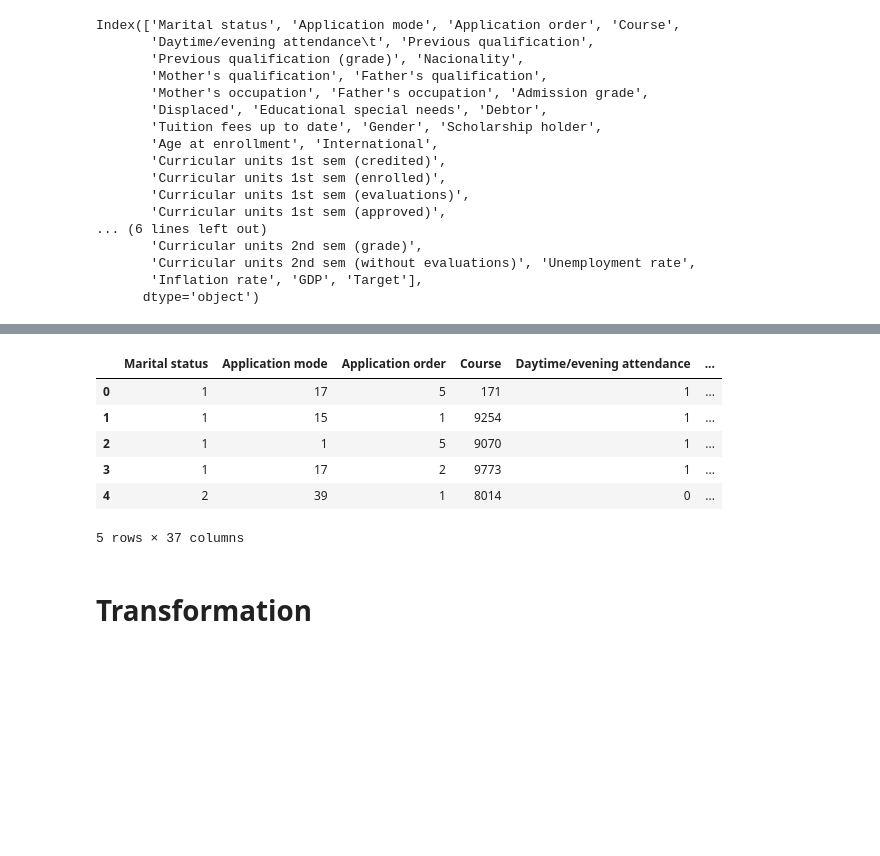
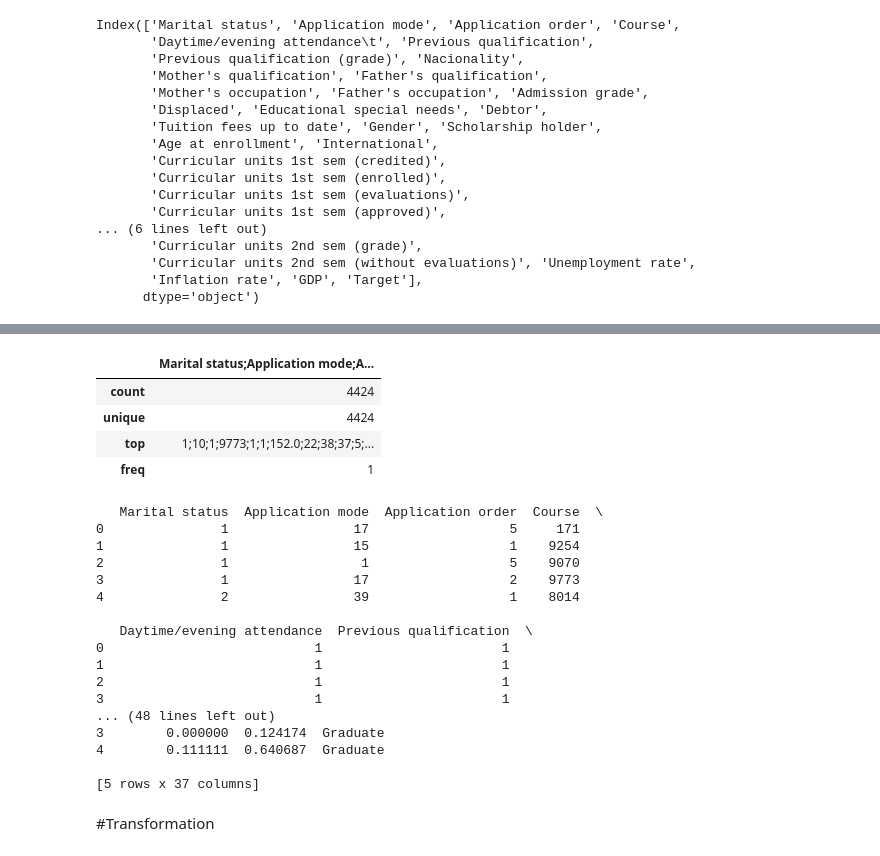
Before and after one commit to georgiakarenlau/bt4240, a Jupyter notebook: eda.ipynb, the cells around one changed output, grey strips where cells are left out. Saved outputs shown, nothing was run; the diff lists cells and outputs as text; code cells hidden in the pictures; blank space fills up the shorter version.

```diff
--- a/eda.ipynb
+++ b/eda.ipynb
@@ -299,5 +321,18 @@ sns.heatmap(corr_matrix, annot=True, cmap="coolwarm", fmt=".2f", linewidths=0.5)
+# %%
+df1.describe()
+# %% [output]
+|  | Marital status;Application mode;A... |
+| count | 4424 |
+| unique | 4424 |
+| top | 1;10;1;9773;1;1;152.0;22;38;37;5;... |
+| freq | 1 |
 # %%
+import pandas as pd
 from sklearn.preprocessing import MinMaxScaler, StandardScaler
+
+# df1 = pd.read_csv('/content/drive/MyDrive/BT4240/data.csv', delimiter=';')
+df1 = pd.read_csv('/content/drive/MyDrive/BT4240 Repo/data.csv', delimiter=';')
+df1.columns = df1.columns.str.strip()
 
 min_max_cols = [
     "Previous qualification (grade)", "Admission grade", "Age at enrollment",
@@ -317,22 +352,32 @@ min_max_cols = [
 
 # Create and apply scalers
 scaler_minmax = MinMaxScaler()
-df[min_max_cols] = scaler_minmax.fit_transform(df[min_max_cols])
+df1[min_max_cols] = scaler_minmax.fit_transform(df1[min_max_cols])
 
 #scaler_zscore = StandardScaler()
-#df[z_score_cols] = scaler_zscore.fit_transform(df[z_score_cols])
+#df1[z_score_cols] = scaler_zscore.fit_transform(df1[z_score_cols])
 
 # Save the normalized data
-df.to_csv("normalized_data.csv", index=False)
-df.head()
+df1.to_csv("normalized_data.csv", index=False)
+print(df1.head())
 # %% [output]
-|  | Marital status | Application mode | Application order | Course | Daytime/evening attendance | ... |
-| 0 | 1 | 17 | 5 | 171 | 1 | ... |
-| 1 | 1 | 15 | 1 | 9254 | 1 | ... |
-| 2 | 1 | 1 | 5 | 9070 | 1 | ... |
-| 3 | 1 | 17 | 2 | 9773 | 1 | ... |
-| 4 | 2 | 39 | 1 | 8014 | 0 | ... |
-5 rows × 37 columns
+   Marital status  Application mode  Application order  Course  \
+0               1                17                  5     171
+1               1                15                  1    9254
+2               1                 1                  5    9070
+3               1                17                  2    9773
+4               2                39                  1    8014
+
+   Daytime/evening attendance  Previous qualification  \
+0                           1                       1
+1                           1                       1
+2                           1                       1
+3                           1                       1
+... (48 lines left out)
+3        0.000000  0.124174  Graduate
+4        0.111111  0.640687  Graduate
+
+[5 rows x 37 columns]
 # %% [markdown]
-# Transformation
+#Transformation
 # %%
```
Also changed, not shown: parts of 18 cells of this notebook, 10 other files.
